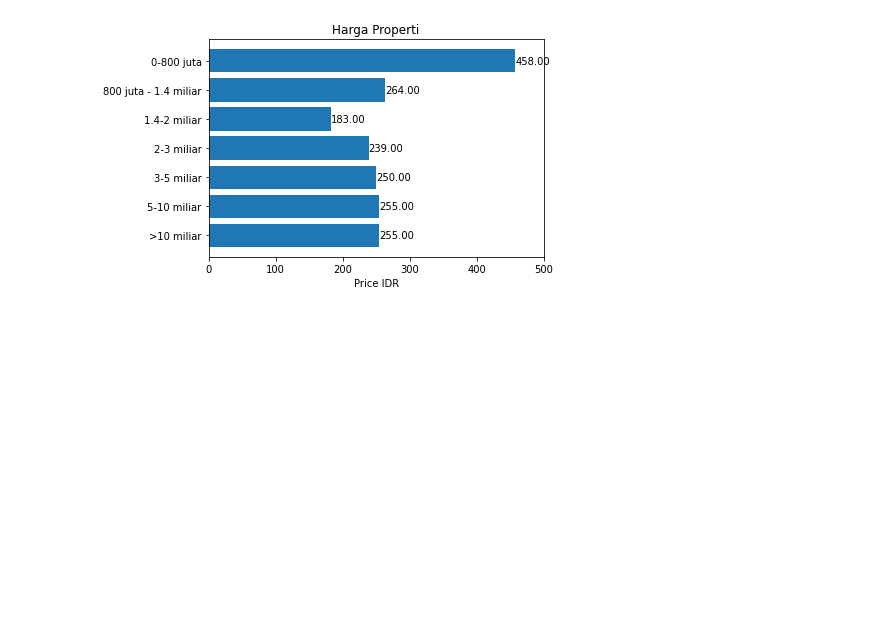
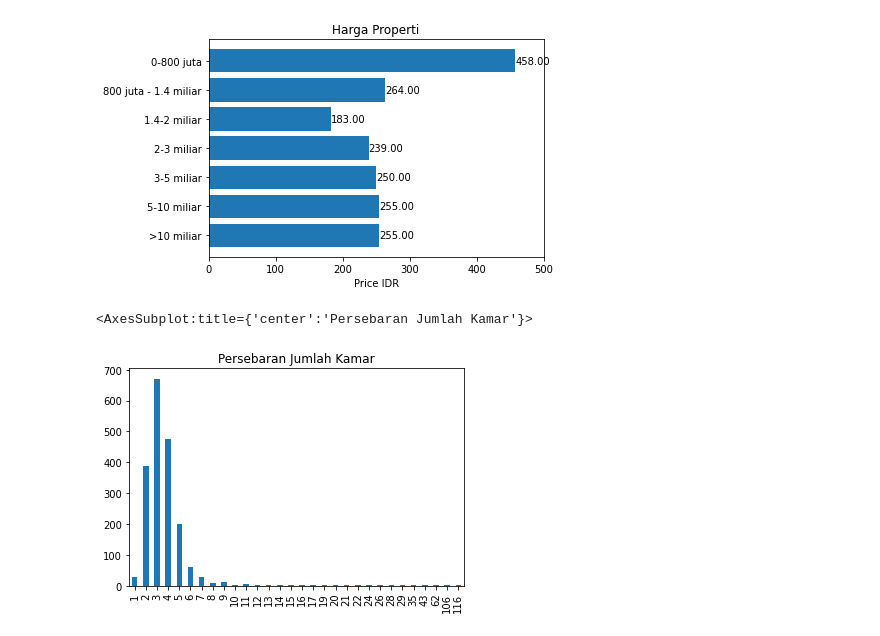
Before and after one commit to afiffahreza/aib-data-science, a Jupyter notebook: data-analytics.ipynb, the cells around one changed output. Drawn from its saved outputs; the diff is of its cells as text; code cells hidden in the pictures; blank space fills up the shorter version.

Commit message:
Add visualisasi dari fei

```diff
--- a/data-analytics.ipynb
+++ b/data-analytics.ipynb
@@ -108,3 +108,9 @@ ax.set_xlim(right=500)  # adjust xlim to fit labels
 plt.show()
 # %% [output]
 [figure]
+# %%
+df = data[data['num_bedroom']!='nan']
+df['num_bedroom'].value_counts(dropna=True).sort_index().plot(kind="bar",x='num_bedroom',y='counts',title="Persebaran Jumlah Kamar")
+# %% [output]
+<AxesSubplot:title={'center':'Persebaran Jumlah Kamar'}>
+[figure, added]
```
Also changed, not shown: parts of 4 cells of this notebook.
